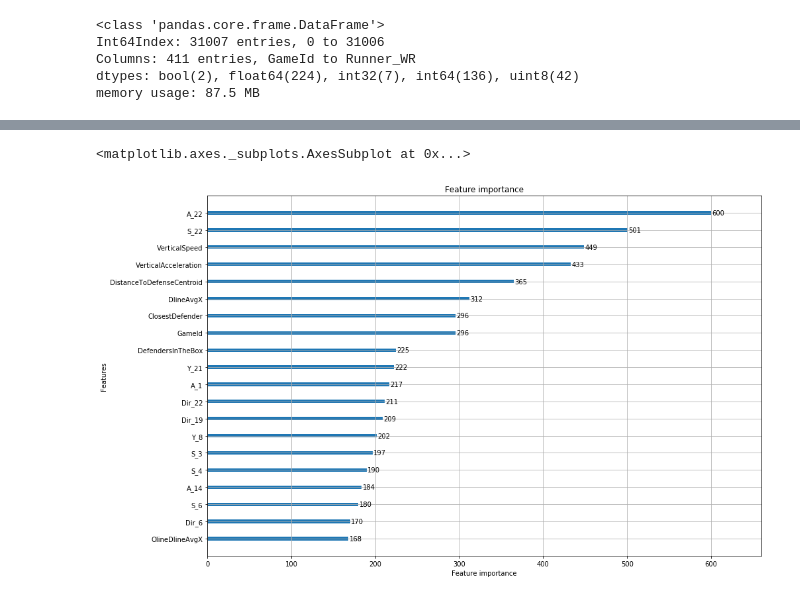
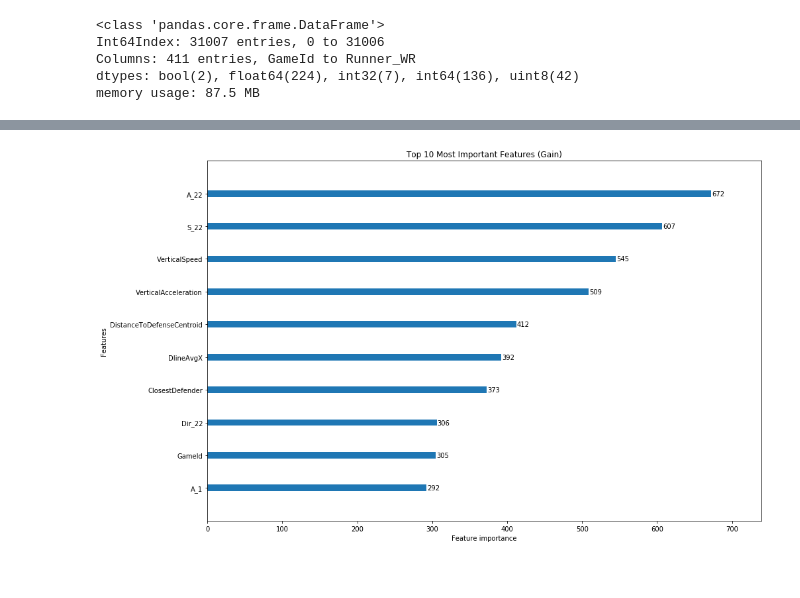
Before and after one commit to ted091020/Capstone-Project, a Jupyter notebook: lgbm model.ipynb, the cells around one changed output, grey strips where cells are left out. Drawn from its saved outputs; the diff is of its cells as text; code cells hidden in the pictures.

```diff
--- a/lgbm model.ipynb
+++ b/lgbm model.ipynb
@@ -175,0 +172,9 @@ plt.plot('params', 'val_scores', data=scores_df, color='skyblue')
+# %%
+plt.rcParams["figure.figsize"] = (15,10)
+plt.plot('params', 'val_scores', data=scores_df)
+plt.xlabel('Number of leaves per tree', size=20)
+plt.ylabel('CRPS', size=20)
+plt.xticks(list(range(0,100,5)))
+plt.title('Model Scores for Different Number of Leaves per Tree', size=20)
+plt.savefig(r'C:\Users\Evan\Desktop\Capstone_Project\Images\LeavesTuning.png')
+plt.show()
@@ -254,7 +261,7 @@ Best Param : (300, 0.01)
 # Fit a model with the best hyperparameters
 LR = 0.01
 leaves = 90
-estimators = 300
+estimators = 400
 
 model = lgb.LGBMRegressor(n_estimators=estimators, learning_rate=LR, num_leaves=leaves, importance_type='gain')
 
@@ -286,6 +293,9 @@ test score: 0.014786079705201268
 # %%
 plt.rcParams["figure.figsize"] = (15,10)
-lgb.plot_importance(model, max_num_features = 20, importance_type='split')
+lgb.plot_importance(model, max_num_features = 10, importance_type='split')
+plt.title('Top 10 Most Important Features (Gain)')
+plt.grid(False)
+plt.savefig(r'C:\Users\Evan\Desktop\Capstone_Project\Images\FeatureImportance.png', bbox_inches='tight')
+plt.show()
 # %% [output]
-<matplotlib.axes._subplots.AxesSubplot at 0x...>
-[figure, old version]
+[figure, new version]
```
Also changed, not shown: parts of 5 cells of this notebook.
